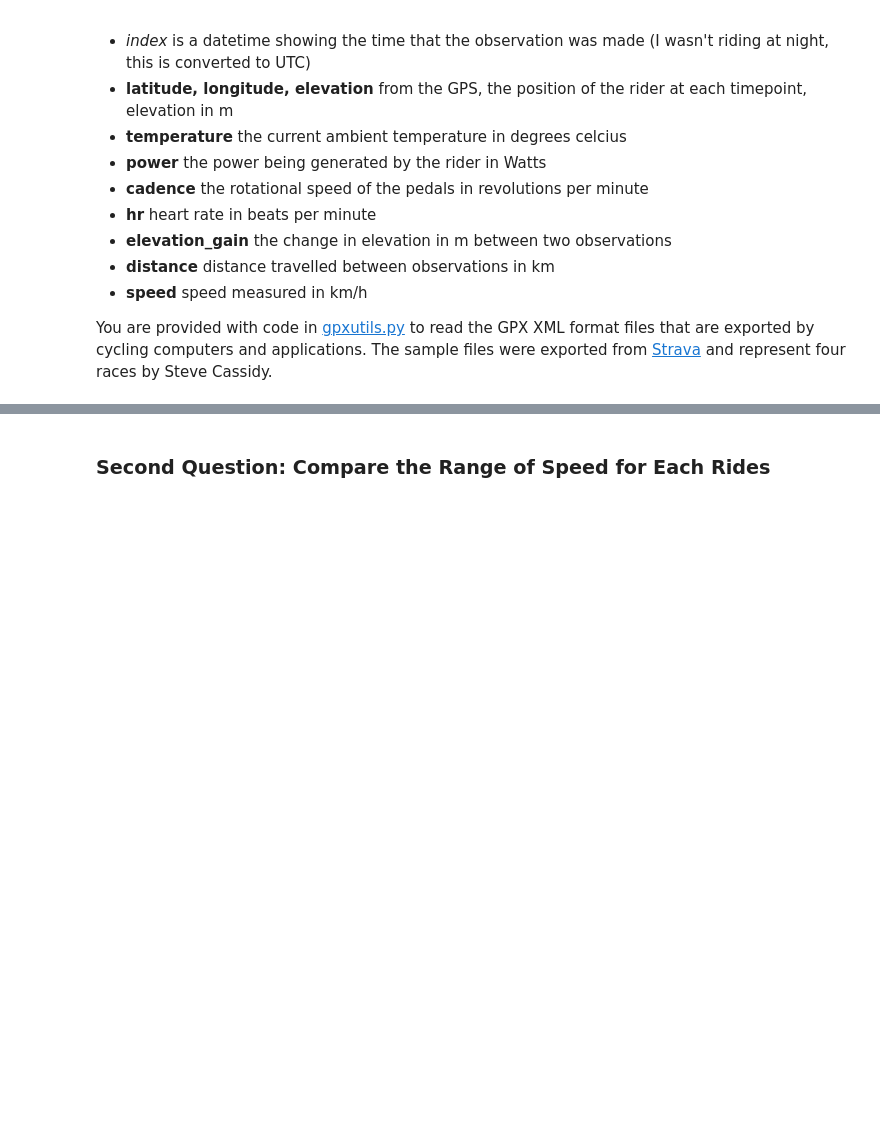
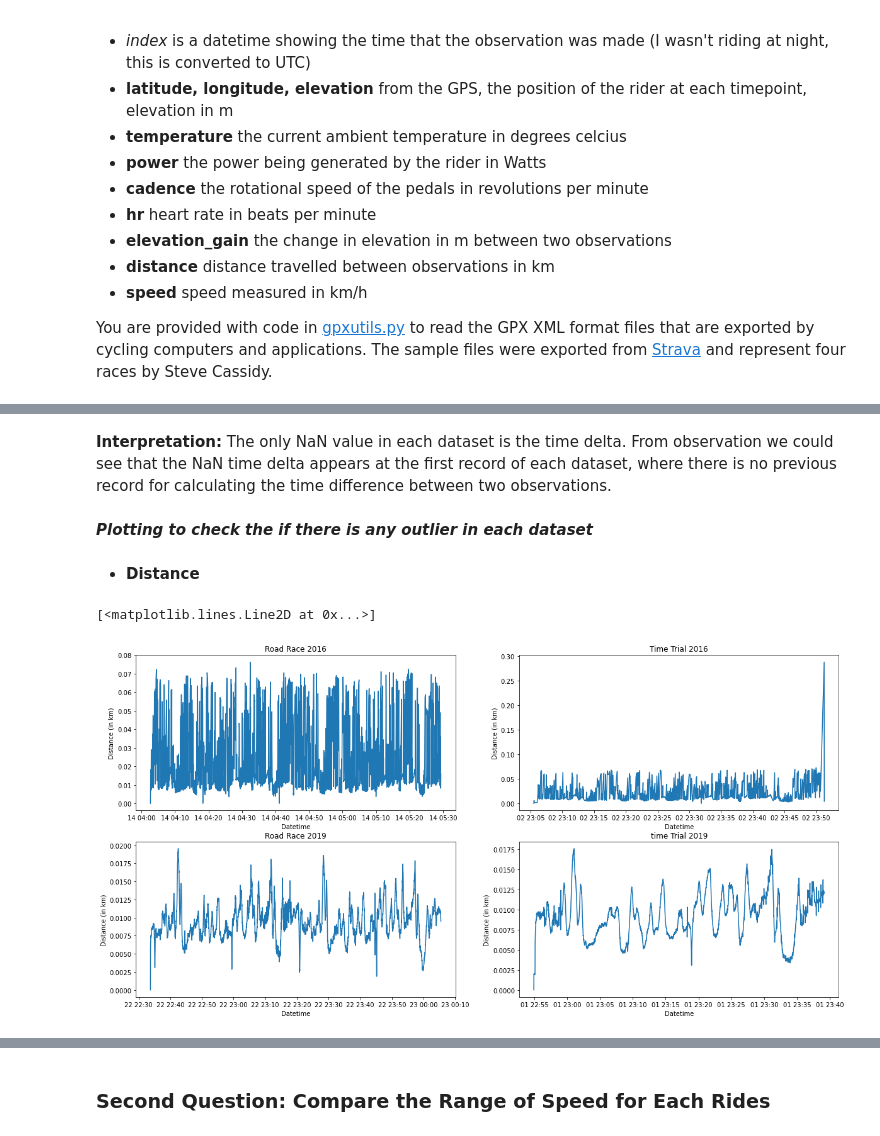
Before and after one commit to xuyenlinhHuynh/data-science-portfolio-xuyenlinhHuynh, a Jupyter notebook: Portfolio 1.ipynb, the cells around one changed output, grey strips where cells are left out. Cells and saved outputs as stored; diff of their text form; code cells hidden in the pictures; blank space fills up the shorter version.

```diff
--- a/Portfolio 1.ipynb
+++ b/Portfolio 1.ipynb
@@ -199,0 +242,39 @@ The average cadence (in revolutions per minute): 89.97966101694915
+# %% [markdown]
+**Interpretation:** The only NaN value in each dataset is the time delta. From observation we could see that the NaN time delta appears at the first record of each dataset, where there is no previous record for calculating the time difference between two observations.
+# %% [markdown]
+***Plotting to check the if there is any outlier in each dataset***
+# %% [markdown]
+* **Distance**
+# %%
+plt.figure(figsize=(20,10))
+
+# rr_2016
+plt.subplot(2,2,1)
+plt.title("Road Race 2016")
+plt.xlabel("Datetime")
+plt.ylabel("Distance (in km)")
+plt.plot(rr_2016['distance'])
+
+# tt_2016
+plt.subplot(2,2,2)
+plt.title("Time Trial 2016")
+plt.xlabel("Datetime")
+plt.ylabel("Distance (in km)")
+plt.plot(tt_2016['distance'])
+
+# rr_2019
+plt.subplot(2,2,3)
+plt.title("Road Race 2019")
+plt.xlabel("Datetime")
+plt.ylabel("Distance (in km)")
+plt.plot(rr_2019['distance'])
+
+# tt_2019
+plt.subplot(2,2,4)
+plt.title("time Trial 2019")
+plt.xlabel("Datetime")
+plt.ylabel("Distance (in km)")
+plt.plot(tt_2019['distance'])
+# %% [output]
+[<matplotlib.lines.Line2D at 0x...>]
+[figure, added]
```
Also changed, not shown: parts of 30 cells of this notebook.
